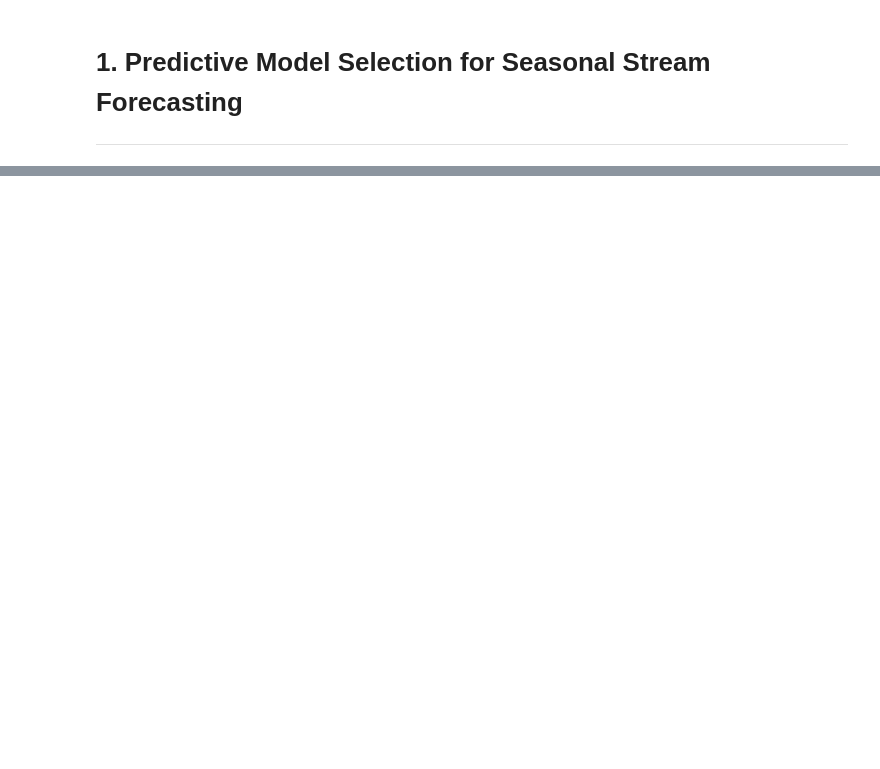
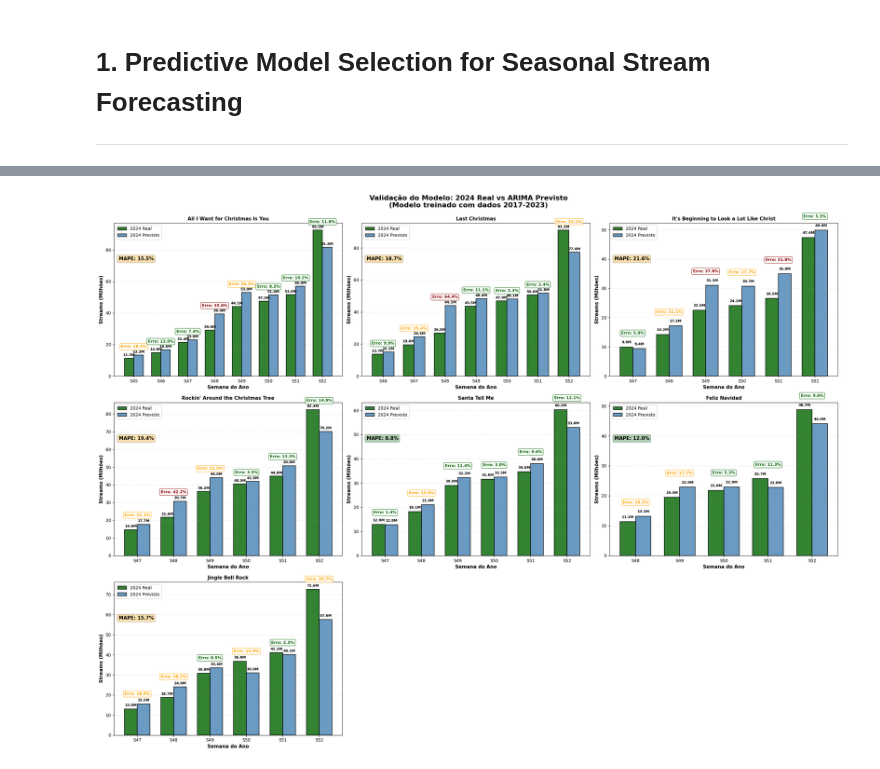
Before and after one commit to JonasSouza871/Christmas_Songs_Spotify_Analysis, a Jupyter notebook: notebooks/04_prediction_models.ipynb, the cells around one changed output, grey strips where cells are left out. Drawn from its saved outputs; the diff is of its cells as text; code cells hidden in the pictures; blank space fills up the shorter version.

```diff
--- a/notebooks/04_prediction_models.ipynb
+++ b/notebooks/04_prediction_models.ipynb
@@ -26,0 +71,10 @@ Due to our limited dataset size of approximately 400 weekly observations (2017-2
+# %%
+import pandas as pd
+
+# Note o 'r' antes das aspas
+caminho_csv = "../data/raw/spotify_christmas_streams_kworb_2017_2025.csv."
+df = pd.read_csv(caminho_csv)
+
+print("✓ Dados carregados com sucesso!")
+print(f"Shape: {df.shape}")
+df.head()
@@ -26,0 +225,79 @@ Due to our limited dataset size of approximately 400 weekly observations (2017-2
+# %%
+# ========================================
+# GRÁFICO: VALIDAÇÃO 2024 (Actual vs Predicted)
+# ========================================
+
+fig, axes = plt.subplots(3, 3, figsize=(24, 18))
+axes = axes.flatten()
+
+for idx, song in enumerate(songs):
+    if song not in validation_2024 or not validation_2024[song]:
+        axes[idx].text(0.5, 0.5, f'{song}\nSem dados de validação',
+                      ha='center', va='center', fontsize=10)
+        axes[idx].axis('off')
+        continue
+
+    validation = validation_2024[song]
+    weeks = sorted(validation.keys())
+
+    actual_values = [validation[w]['actual'] / 1e6 for w in weeks]
+    predicted_values = [validation[w]['predicted'] / 1e6 for w in weeks]
+    errors = [validation[w]['error_pct'] for w in weeks]
+
+    # Gráfico de barras
+    x = np.arange(len(weeks))
+    width = 0.35
+
+    bars1 = axes[idx].bar(x - width/2, actual_values, width,
+                          label='2024 Real', color='darkgreen', alpha=0.8,
+                          edgecolor='black', linewidth=1.5)
+    bars2 = axes[idx].bar(x + width/2, predicted_values, width,
+                          label='2024 Previsto', color='steelblue', alpha=0.8,
+                          edgecolor='black', linewidth=1.5)
+
+    # Adicionar valores nas barras
+    for i, (actual, pred) in enumerate(zip(actual_values, predicted_values)):
+        axes[idx].text(i - width/2, actual + 1, f'{actual:.1f}M',
+                      ha='center', va='bottom', fontsize=8, fontweight='bold')
+        axes[idx].text(i + width/2, pred + 1, f'{pred:.1f}M',
+                      ha='center', va='bottom', fontsize=8, fontweight='bold')
+
+    # Adicionar % de erro
+    for i, error in enumerate(errors):
+        max_val = max(actual_values[i], predicted_values[i])
+        error_color = 'darkgreen' if error < 15 else 'orange' if error < 30 else 'darkred'
+        axes[idx].text(i, max_val + 4, f'Erro: {error:.1f}%',
+                      ha='center', va='bottom', fontsize=9, fontweight='bold',
+                      color=error_color,
+                      bbox=dict(boxstyle='round,pad=0.3', facecolor='white',
+                               edgecolor=error_color, alpha=0.8))
+
+    # Formatação
+    axes[idx].set_xlabel('Semana do Ano', fontsize=11, fontweight='bold')
+    axes[idx].set_ylabel('Streams (Milhões)', fontsize=11, fontweight='bold')
+    axes[idx].set_title(f'{song[:40]}', fontsize=11, fontweight='bold')
+    axes[idx].set_xticks(x)
+    axes[idx].set_xticklabels([f'S{w}' for w in weeks], fontsize=10)
+    axes[idx].legend(fontsize=10, loc='upper left')
+    axes[idx].grid(True, alpha=0.3, linestyle='--', axis='y')
+
+    # MAPE
+    mape = np.mean(errors)
+    mape_color = 'darkgreen' if mape < 15 else 'orange' if mape < 30 else 'darkred'
+    axes[idx].text(0.02, 0.78, f'MAPE: {mape:.1f}%',
+                  transform=axes[idx].transAxes, fontsize=11, fontweight='bold',
+                  verticalalignment='top', horizontalalignment='left',
+                  bbox=dict(boxstyle='round', facecolor=mape_color,
+                           edgecolor='black', alpha=0.3))
+
+for idx in range(len(songs), len(axes)):
+    axes[idx].axis('off')
+
+plt.suptitle('Validação do Modelo: 2024 Real vs ARIMA Previsto\n(Modelo treinado com dados 2017-2023)',
+             fontsize=16, fontweight='bold', y=0.995)
+plt.tight_layout()
+plt.show()
+
+print("\n✓ Gráfico de validação gerado!")
+# %% [output]
+[figure, added]
```
Also changed, not shown: parts of 13 cells of this notebook, 2 other files.
